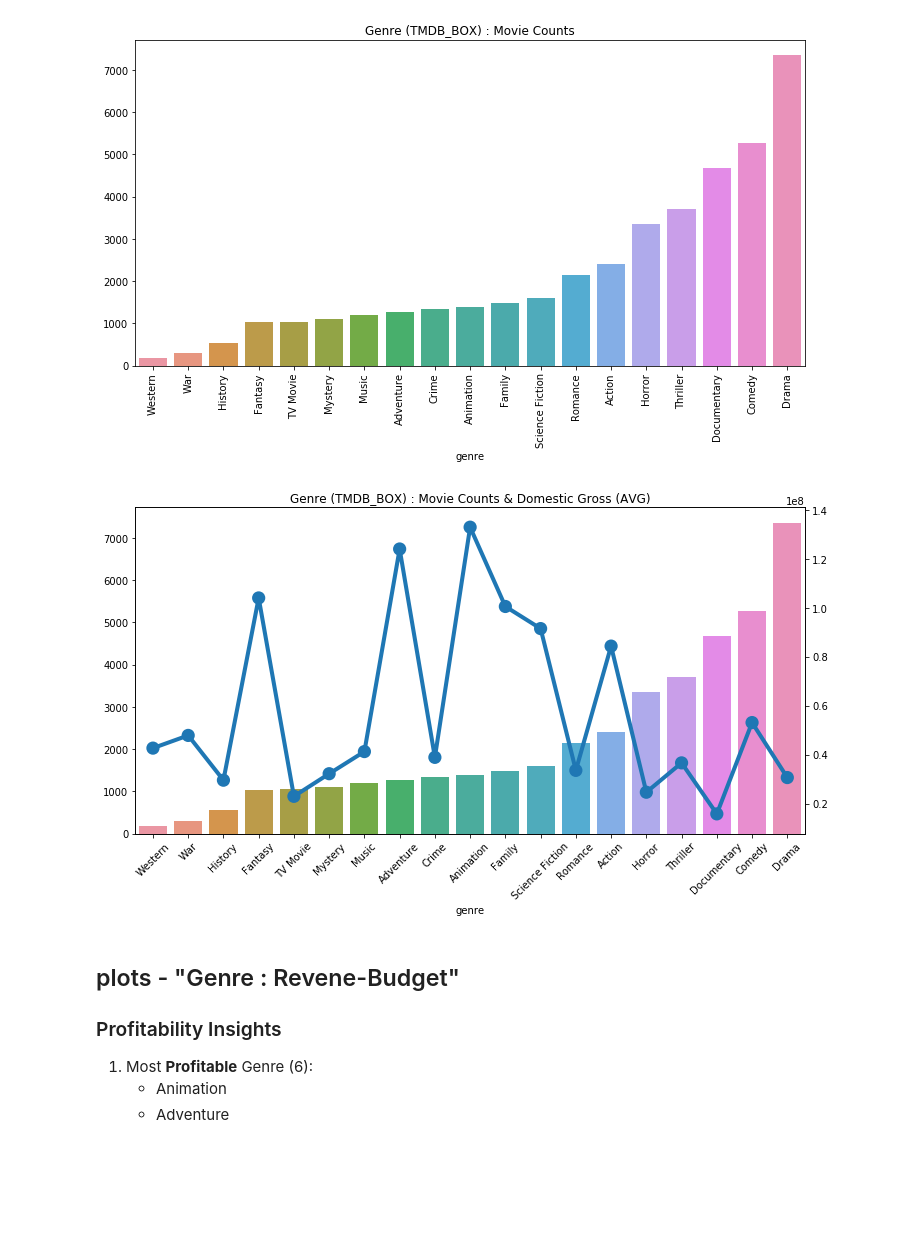
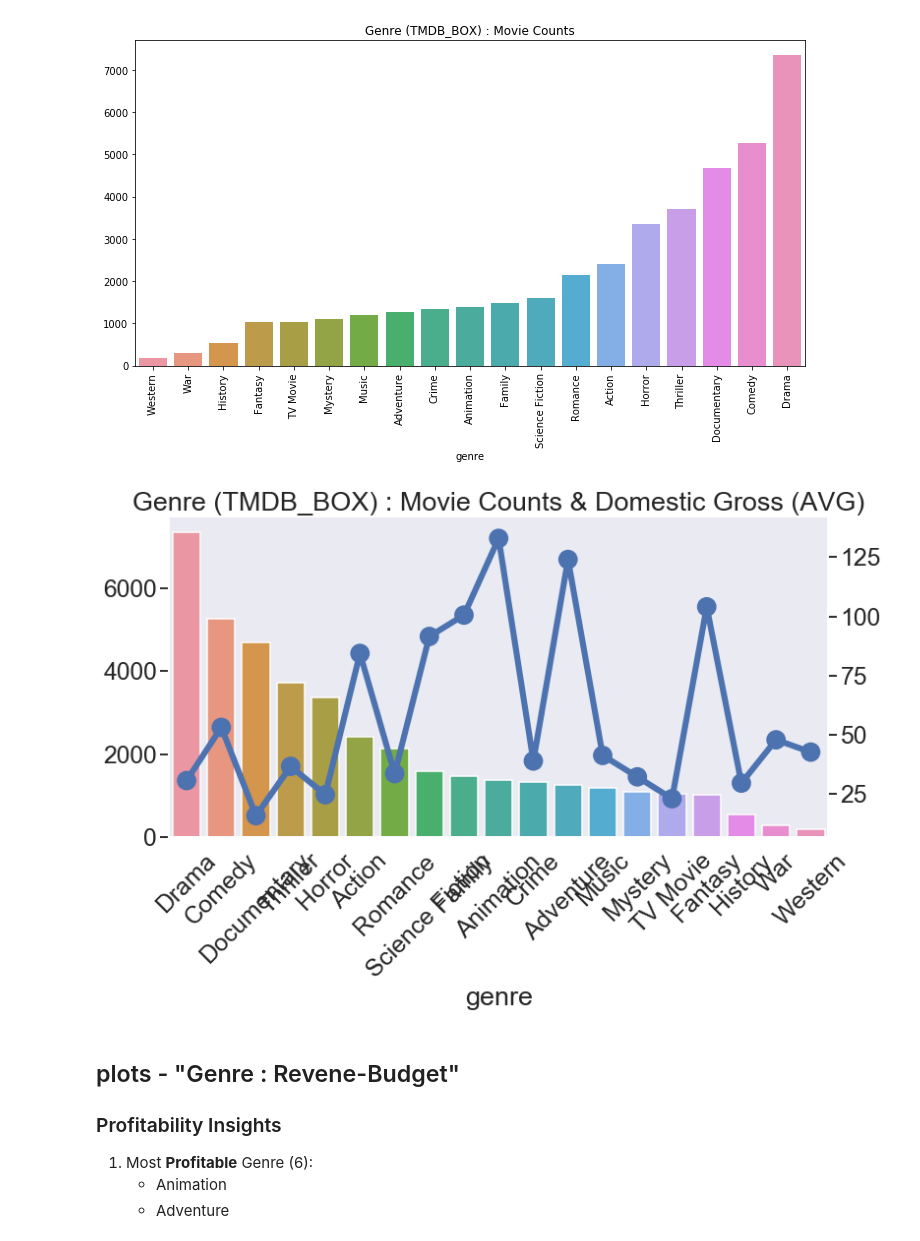
Before and after one commit to nateej1/Movie-Industry-Analysis-Exercise, a Jupyter notebook: TL-4-tmdb_box_Genre.ipynb, the cells around one changed output. Saved outputs shown, nothing was run; the diff lists cells and outputs as text; code cells hidden in the pictures; blank space fills up the shorter version.

Commit message:
Genre analysis update

```diff
--- a/TL-4-tmdb_box_Genre.ipynb
+++ b/TL-4-tmdb_box_Genre.ipynb
@@ -24,0 +27,4 @@ tmdb_box.head(2)
+# %%
+# gross, budge in Millions
+for col in ('production_budget', 'domestic_gross_x','worldwide_gross'):
+    tmdb_box[col] = tmdb_box[col]/1000000
@@ -24,0 +59,4 @@ tmdb_box.head(2)
+# %%
+# Add Profit column
+tmdb_box['profit'] = tmdb_box['worldwide_gross']-tmdb_box['production_budget']
+tmdb_box.head()
@@ -188,25 +233,25 @@ plt.title('Genre (TMDB_BOX) : Movie Counts');
 # %%
 fig, ax = plt.subplots(figsize = (12,6))
 #data
-data_count = genre_group.count().sort_values('title')['title'] #movie count
+data_count = genre_group.count().sort_values('title', ascending=False)['title'] #movie count
 idx = data_count.index #index with count
 data_DG_avg = genre_group.mean().loc[idx,'domestic_gross_x']#avg domestic gross
 #sns - movie count
 movie_count = sns.barplot(ax = ax,
             x = idx,
             y = data_count.values)
 #sns - avg domestic gross
 ax2=ax.twinx()
 domestic_gross=sns.pointplot(ax=ax2,
              x = idx,
              y = data_DG_avg.values,
              scale = 1.5)
 movie_count.set_xticklabels(movie_count.get_xticklabels(), rotation=45)
 # plt format
 #plt.xticks(ticks=range(0,len(idx)),labels=idx, rotation='vertical')
 plt.title('Genre (TMDB_BOX) : Movie Counts & Domestic Gross (AVG)');
 # %% [output]
-[figure, old version]
+[figure, new version]
 # %% [markdown]
 ## plots - "Genre : Revene-Budget"
 
```
Also changed, not shown: parts of 35 cells of this notebook.
